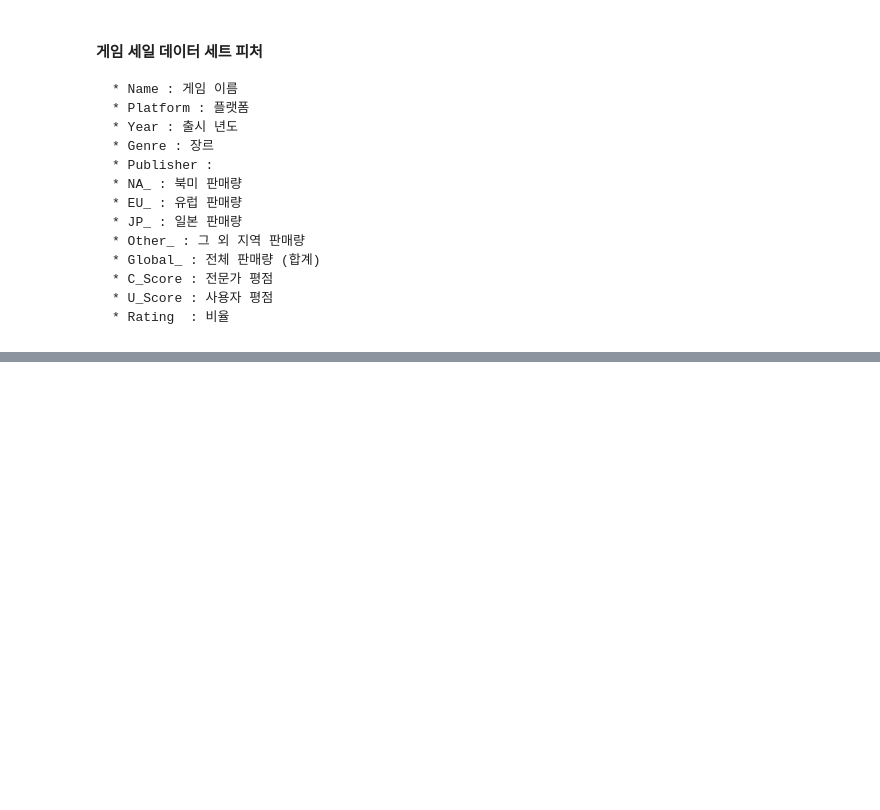
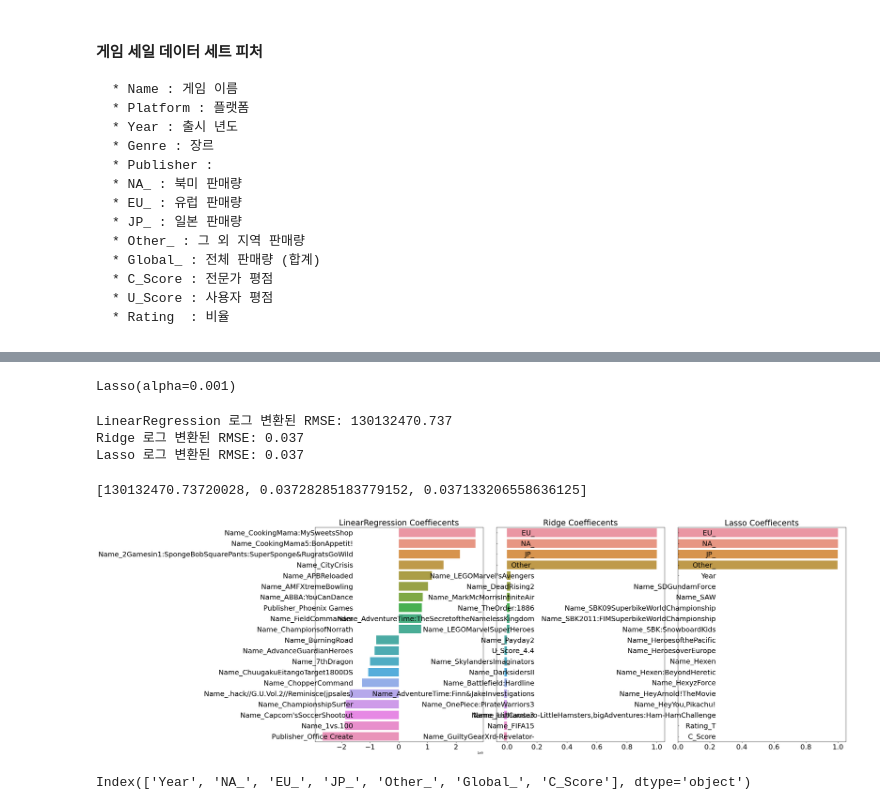
Before and after one commit to lullu303/RPG_PJT, a Jupyter notebook: RPG_PJT/선형회귀테스트.ipynb, the cells around one changed output, grey strips where cells are left out. Drawn from its saved outputs; the diff is of its cells as text; code cells hidden in the pictures; blank space fills up the shorter version.

```diff
--- a/RPG_PJT/선형회귀테스트.ipynb
+++ b/RPG_PJT/선형회귀테스트.ipynb
@@ -150,0 +313,26 @@ print('테스트데이터 r2:', r2_test)
+# %%
+lr_reg = LinearRegression()
+lr_reg.fit(X_train, y_train)
+
+ridge_reg = Ridge(alpha=12)
+ridge_reg.fit(X_train, y_train)
+
+lasso_reg = Lasso(alpha=0.001)
+lasso_reg.fit(X_train, y_train)
+# %% [output]
+Lasso(alpha=0.001)
+# %%
+# 모든 모델의 RMSE 출력
+models = [lr_reg, ridge_reg, lasso_reg]
+get_rmses(models)
+# %% [output]
+LinearRegression 로그 변환된 RMSE: 130132470.737
+Ridge 로그 변환된 RMSE: 0.037
+Lasso 로그 변환된 RMSE: 0.037
+[130132470.73720028, 0.03728285183779152, 0.037133206558636125]
+# %%
+# 모든 모델의 회귀 계수 시각화
+models = [lr_reg, ridge_reg, lasso_reg]
+visualize_coefficient(models)
+# %% [output]
+[figure, added]
@@ -150,0 +345,4 @@ print('테스트데이터 r2:', r2_test)
+# %%
+feautres_index # dtype이 연속형인 data
+# %% [output]
+Index(['Year', 'NA_', 'EU_', 'JP_', 'Other_', 'Global_', 'C_Score'], dtype='object')
```
Also changed, not shown: parts of 48 cells of this notebook.
